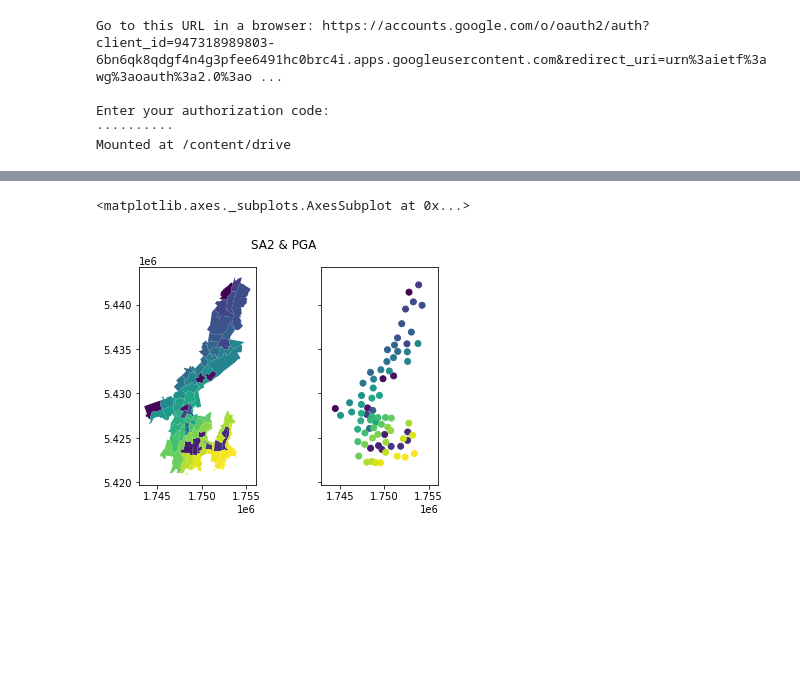
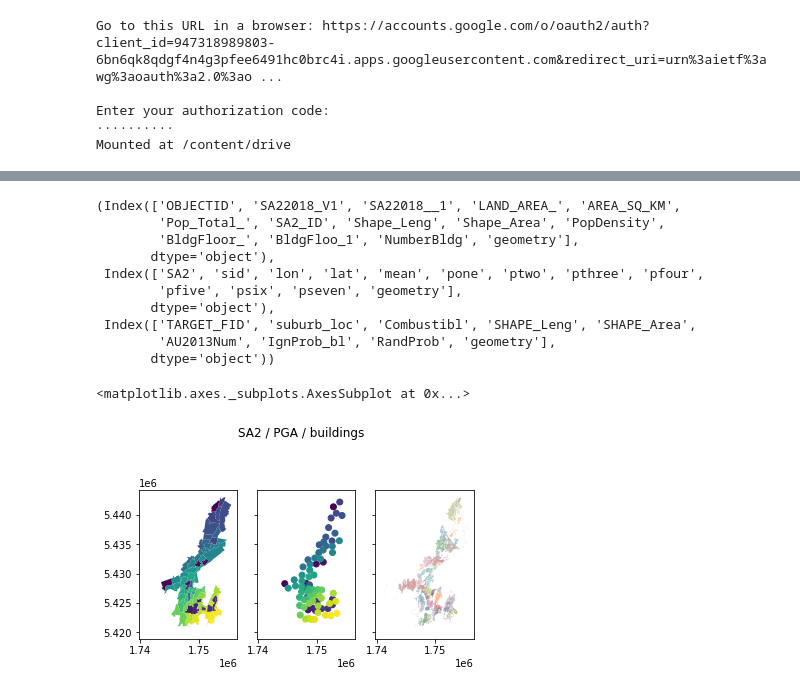
Before and after one commit to 37stu37/FFE, a Jupyter notebook: sampling_PGA.ipynb, the cells around one changed output, grey strips where cells are left out. Cells and saved outputs as stored; diff of their text form; code cells hidden in the pictures; blank space fills up the shorter version.

```diff
--- a/sampling_PGA.ipynb
+++ b/sampling_PGA.ipynb
@@ -64,3 +65,18 @@ outputs_centroids_allpga_1000GMFs  WellWHV.shx
 SA2 = gpd.read_file(os.path.join(path, "SA2.shp"))
 # PGA input data
 PGA = gpd.read_file(os.path.join(path, "WellWHV.shp"))
+# buildings data
+buildings = gpd.read_file(os.path.join(path, "buildings_raw.shp"))
+# %%
+SA2.columns, PGA.columns, buildings.columns
+# %% [output]
+(Index(['OBJECTID', 'SA22018_V1', 'SA22018__1', 'LAND_AREA_', 'AREA_SQ_KM',
+        'Pop_Total_', 'SA2_ID', 'Shape_Leng', 'Shape_Area', 'PopDensity',
+        'BldgFloor_', 'BldgFloo_1', 'NumberBldg', 'geometry'],
+       dtype='object'),
+ Index(['SA2', 'sid', 'lon', 'lat', 'mean', 'pone', 'ptwo', 'pthree', 'pfour',
+        'pfive', 'psix', 'pseven', 'geometry'],
+       dtype='object'),
+ Index(['TARGET_FID', 'suburb_loc', 'Combustibl', 'SHAPE_Leng', 'SHAPE_Area',
+        'AU2013Num', 'IgnProb_bl', 'RandProb', 'geometry'],
+       dtype='object'))
@@ -67,9 +85,10 @@ PGA = gpd.read_file(os.path.join(path, "WellWHV.shp"))
 # %%
 #plot
-fig, (ax1, ax2) = plt.subplots(ncols=2, sharex=True, sharey=True)
-fig.suptitle('SA2 & PGA')
+fig, (ax1, ax2, ax3) = plt.subplots(ncols=3, sharex=True, sharey=True)
+fig.suptitle('SA2 / PGA / buildings')
 SA2.plot(ax=ax1, column='SA2_ID')
 PGA.plot(ax=ax2, column='SA2')
+buildings.plot(ax=ax3, column='suburb_loc')
 # %% [output]
 <matplotlib.axes._subplots.AxesSubplot at 0x...>
-[figure, old version]
+[figure, new version]
```
Also changed, not shown: parts of 3 cells of this notebook.
